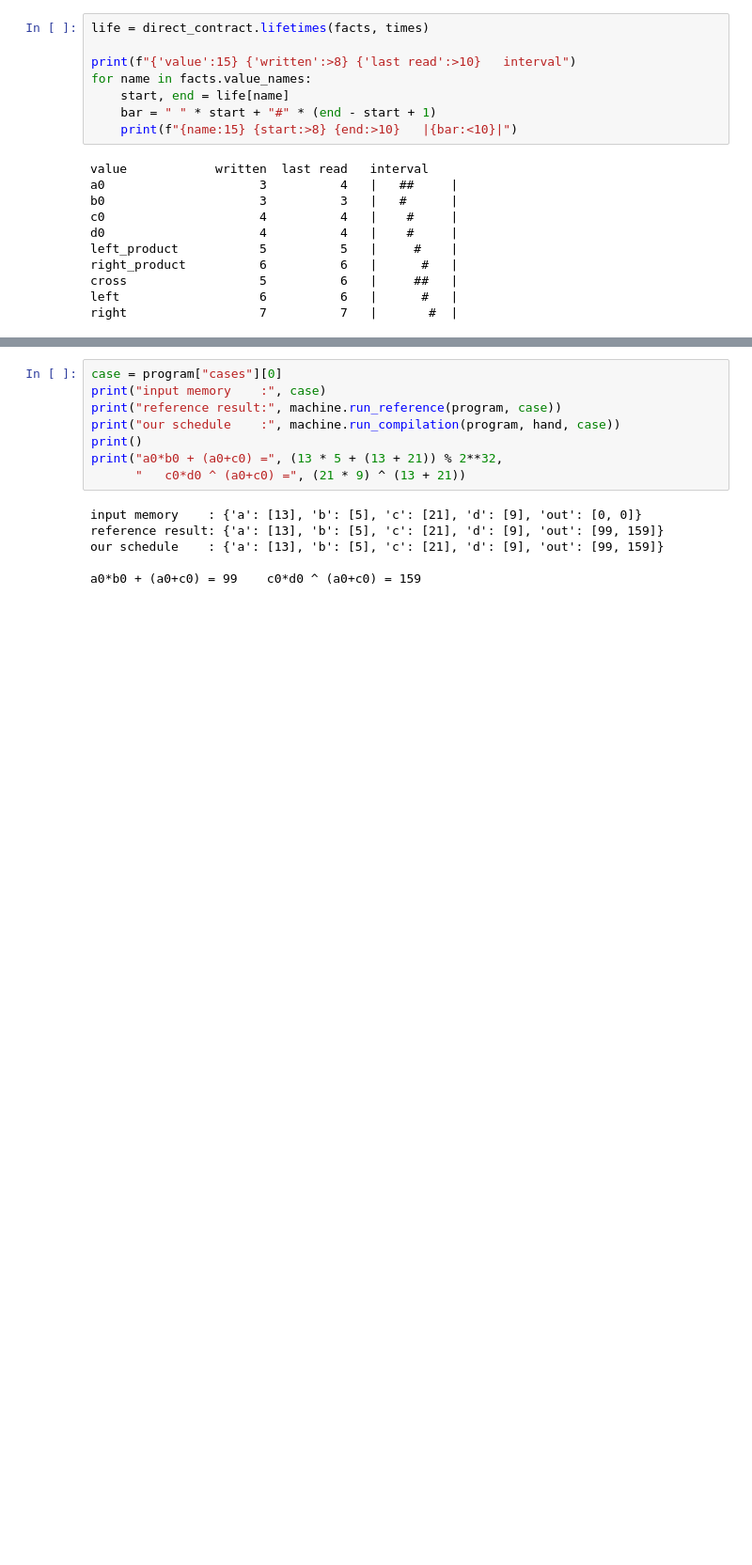
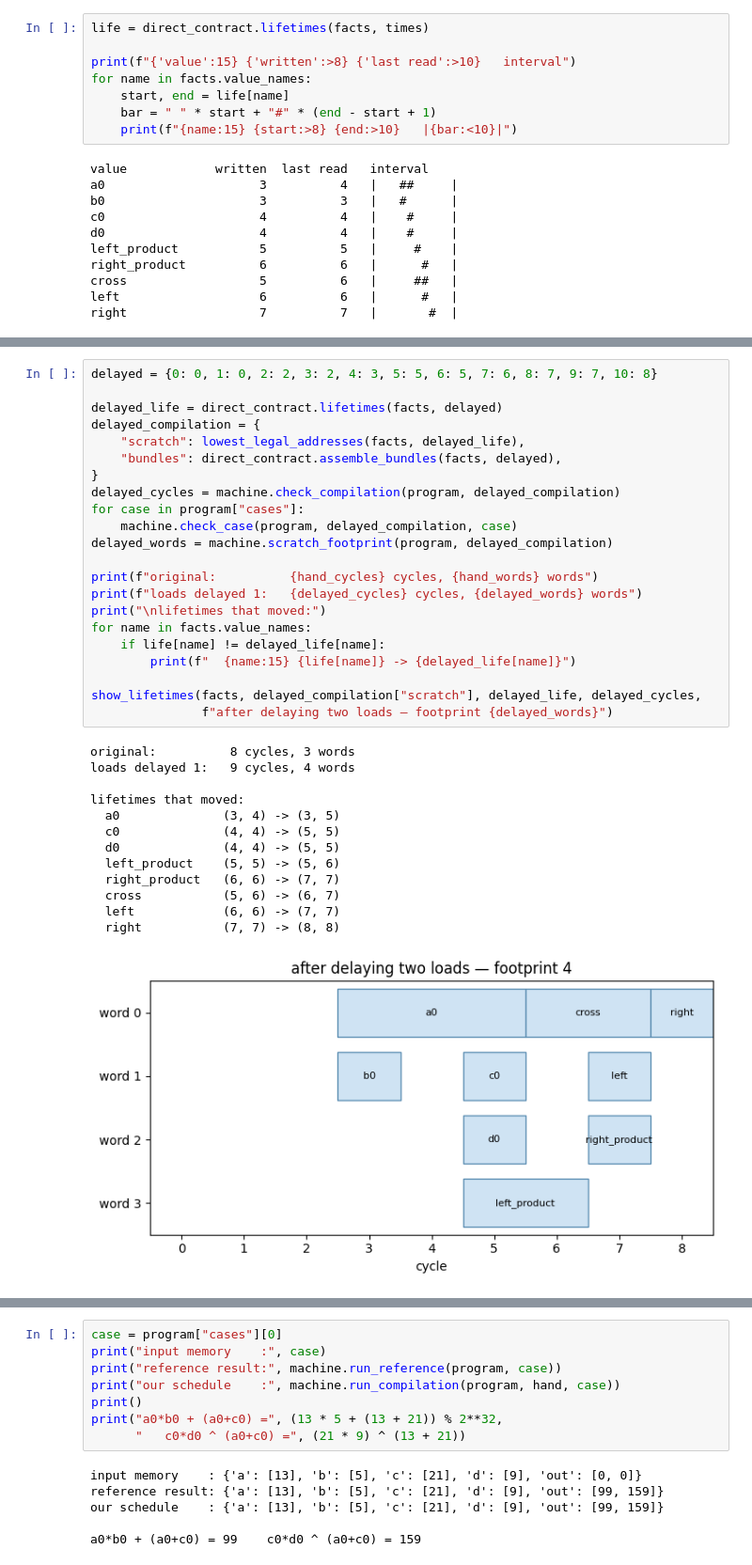
Before and after one commit to albertoHdzE/CausalBool, a Jupyter notebook: luminal-challenge/notebooks/00-concepts.ipynb, the cells around one changed output, grey strips where cells are left out. Shown at 94% size. Drawn from its saved outputs; the diff is of its cells as text; blank space fills up the shorter version.

```diff
--- a/luminal-challenge/notebooks/00-concepts.ipynb
+++ b/luminal-challenge/notebooks/00-concepts.ipynb
@@ -472,0 +759,36 @@ can that procedure prove the answer legal".
+# %%
+delayed = {0: 0, 1: 0, 2: 2, 3: 2, 4: 3, 5: 5, 6: 5, 7: 6, 8: 7, 9: 7, 10: 8}
+
+delayed_life = direct_contract.lifetimes(facts, delayed)
+delayed_compilation = {
+    "scratch": lowest_legal_addresses(facts, delayed_life),
+    "bundles": direct_contract.assemble_bundles(facts, delayed),
+}
+delayed_cycles = machine.check_compilation(program, delayed_compilation)
+for case in program["cases"]:
+    machine.check_case(program, delayed_compilation, case)
+delayed_words = machine.scratch_footprint(program, delayed_compilation)
+
+print(f"original:          {hand_cycles} cycles, {hand_words} words")
+print(f"loads delayed 1:   {delayed_cycles} cycles, {delayed_words} words")
+print("\nlifetimes that moved:")
+for name in facts.value_names:
+    if life[name] != delayed_life[name]:
+        print(f"  {name:15} {life[name]} -> {delayed_life[name]}")
+
+show_lifetimes(facts, delayed_compilation["scratch"], delayed_life, delayed_cycles,
+               f"after delaying two loads — footprint {delayed_words}")
+# %% [output]
+original:          8 cycles, 3 words
+loads delayed 1:   9 cycles, 4 words
+
+lifetimes that moved:
+  a0              (3, 4) -> (3, 5)
+  c0              (4, 4) -> (5, 5)
+  d0              (4, 4) -> (5, 5)
+  left_product    (5, 5) -> (5, 6)
+  right_product   (6, 6) -> (7, 7)
+  cross           (5, 6) -> (6, 7)
+  left            (6, 6) -> (7, 7)
+  right           (7, 7) -> (8, 8)
+[figure, added]
```
Also changed, not shown: parts of 63 cells of this notebook.
